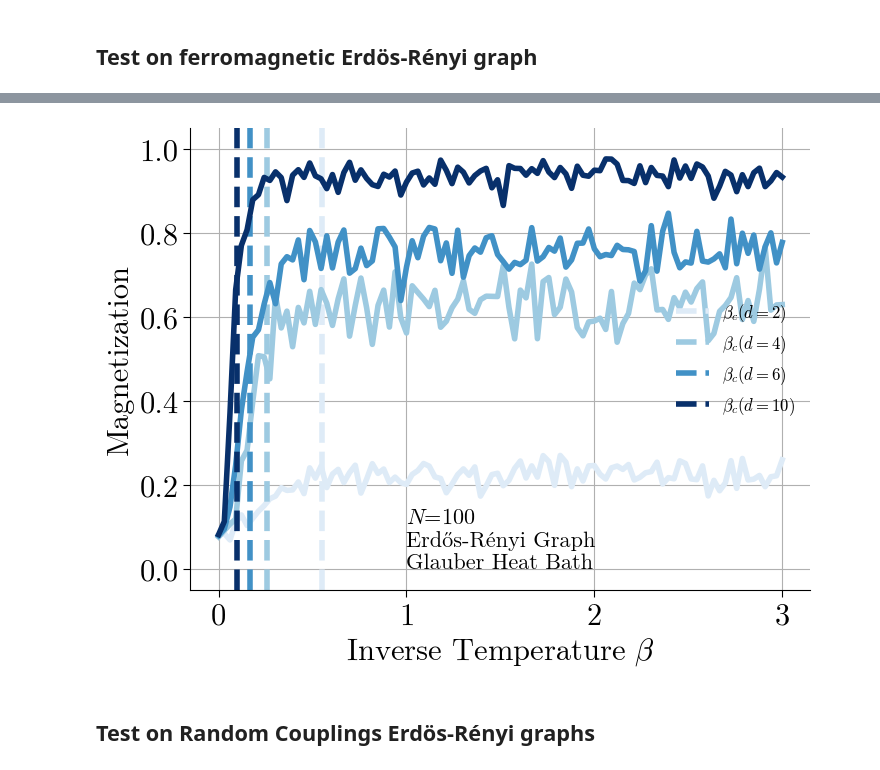
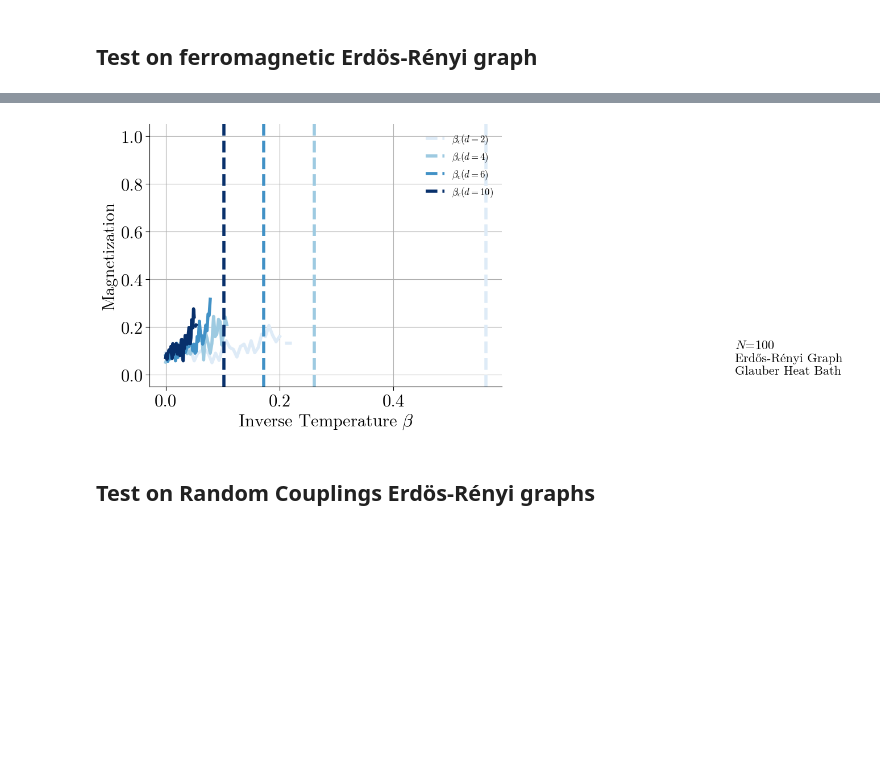
Before and after one commit to LukasPeron/Propp-Wilson-disordered-spins-systems, a Jupyter notebook: preli_work/true_algo_disordered_spins.ipynb, the cells around one changed output, grey strips where cells are left out. Drawn from its saved outputs; the diff is of its cells as text; code cells hidden in the pictures; blank space fills up the shorter version.

```diff
--- a/preli_work/true_algo_disordered_spins.ipynb
+++ b/preli_work/true_algo_disordered_spins.ipynb
@@ -163,7 +163,7 @@ def CFTP_BC_disordered_optimized(beta, G, coupling):
     random_real = []
     star = [-1, +1]
     N = G.number_of_nodes()
-    while t > -2**15:
+    while t > -2**20:
         Y = [[-1, +1] for _ in range(N)]  # Initialize the bounding chains to cover all configurations
         for timestep in range(t, 1):
             while len(random_real) < -t:
@@ -182,8 +182,8 @@ def CFTP_BC_disordered_optimized(beta, G, coupling):
                         h_bar += coupling[actual_random_node, neighbor]*Y[neighbor][0]
                     else:
                         m += np.abs(coupling[actual_random_node, neighbor])
-                h_plus = h_bar + actual_random_spin_value*m
-                h_minus = h_bar - actual_random_spin_value*m
+                h_minus = h_bar + actual_random_spin_value*m # The "minus" case corresponds to the +s_n value because the sampler are decreasing functions of the local field
+                h_plus = h_bar - actual_random_spin_value*m
                 if actual_random_real < F_beta_Glauber(beta, -2*actual_random_spin_value*h_plus):
                     Y[actual_random_node] = [actual_random_spin_value]
                 elif actual_random_real > F_beta_Glauber(beta, -2*actual_random_spin_value*h_minus) and Y[actual_random_node] == [-actual_random_spin_value]:
@@ -260,13 +257,13 @@ G = nx.complete_graph(100)
 couplings = 1/2 * (np.ones((G.number_of_nodes(), G.number_of_nodes())) - np.eye(G.number_of_nodes())) / G.number_of_nodes()
 
 # Compute the magnetization of the resulting configuration for different values of beta
-betas = np.linspace(0, 3.0, 100)
+betas = np.linspace(0, 1.1, 100)
 magnetizations = []
 theoretical_magnetizations = [theoretical_magnetization(b, G.number_of_nodes()) for b in betas]
 theoretical_magnetization_variances = [theoretical_magnetization_variance(b, G.number_of_nodes()) for b in betas]
-for beta in betas:
+for beta in tqdm(betas):
     temp = []
-    for _ in range(50):  # Average over multiple runs to reduce noise
+    for _ in range(10):  # Average over multiple runs to reduce noise
         config, time = CFTP_BC_disordered_optimized(beta=beta, G=G, coupling=couplings)
         magnetization = np.abs(np.mean(config))
         temp.append(magnetization)
@@ -289,16 +292,21 @@ plt.show()
 ## Test on ferromagnetic Erdös-Rényi graph
 # %%
 N = 100
-betas = np.linspace(0, 3.0, 100)
+# betas = np.linspace(0, 1.0, 100)
 magnetizations_fixed_d = []
 d_values = [2, 4, 6, 10]
+lst_beta = []
 for d in d_values:
     G = nx.erdos_renyi_graph(N, d/N)
+    lambda_bar = d/N * (N-2)
+    beta_critical = np.arctanh(1/lambda_bar)
+    betas = np.linspace(0, beta_critical*1.1, 100)
+    lst_beta.append(betas)
     couplings = np.ones((G.number_of_nodes(), G.number_of_nodes())) - np.eye(G.number_of_nodes())
     magnetizations = []
-    for beta in betas:
+    for beta in tqdm(betas):
         temp = []
-        for _ in range(50):
+        for _ in range(10):
             config, time = CFTP_BC_disordered_optimized(beta=beta, G=G, coupling=couplings)
             magnetization = np.abs(np.mean(config))
             temp.append(magnetization)
@@ -307,16 +358,17 @@ for d in d_values:
 # %%
 for d, magnetizations in zip(d_values, magnetizations_fixed_d):
+    betas = np.linspace(0, np.arctanh(1/(d/N * (N-2)))*1.1, 100)
     color = plt.cm.Blues((d-1)/8)  # Normalize d to range [0, 1] for colormap
     plt.plot(betas, magnetizations, color=color)
-    plt.vlines(np.arctanh(1/d), -0.05, 1.05, color=color, linestyle='--', label=rf'$\beta_c(d={d})$')
+    plt.vlines(np.arctanh(1/(d/N * (N-2))), -0.05, 1.05, color=color, linestyle='--', label=rf'$\beta_c(d={d})$')
 plt.text(1.0, 0, "$N$=100\nErdős-Rényi Graph\nGlauber Heat Bath", fontsize=16)
 plt.ylim(-0.05, 1.05)
 plt.xlabel(r'Inverse Temperature $\beta$')
 plt.ylabel('Magnetization')
 plt.legend()
 plt.show()
 # %% [output]
-[figure, old version]
+[figure, new version]
 # %% [markdown]
 ## Test on Random Couplings Erdös-Rényi graphs
 # %%
```
Also changed, not shown: parts of 9 cells of this notebook.
